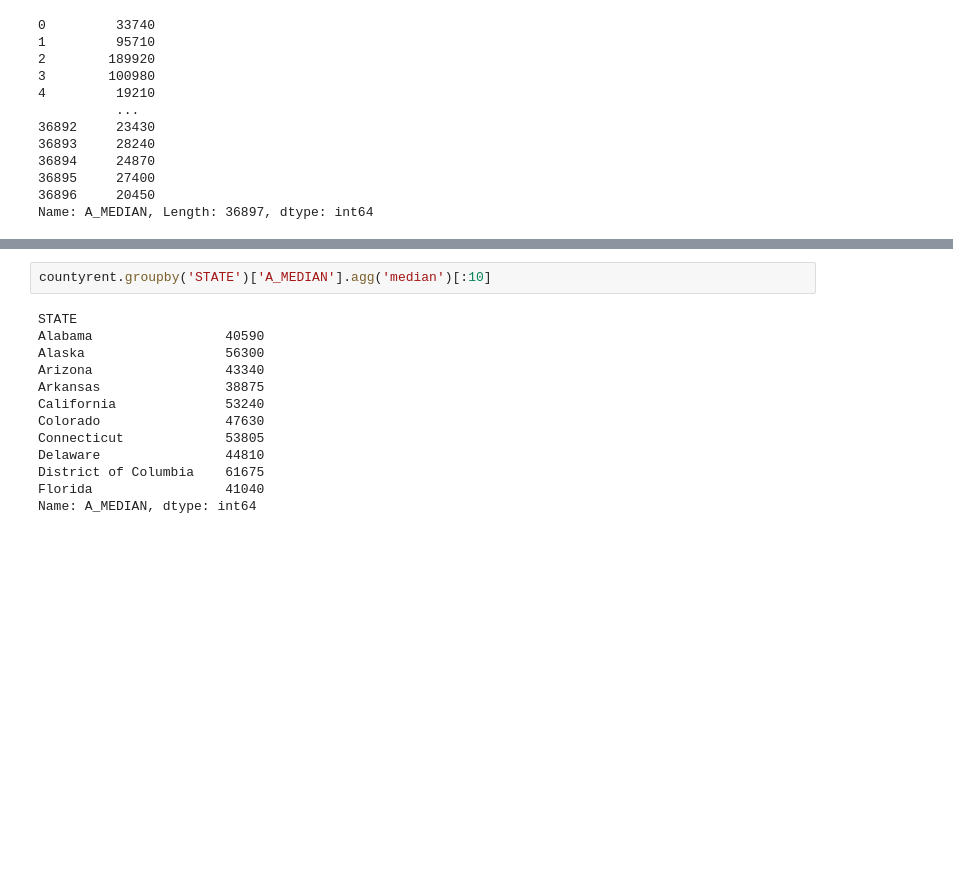
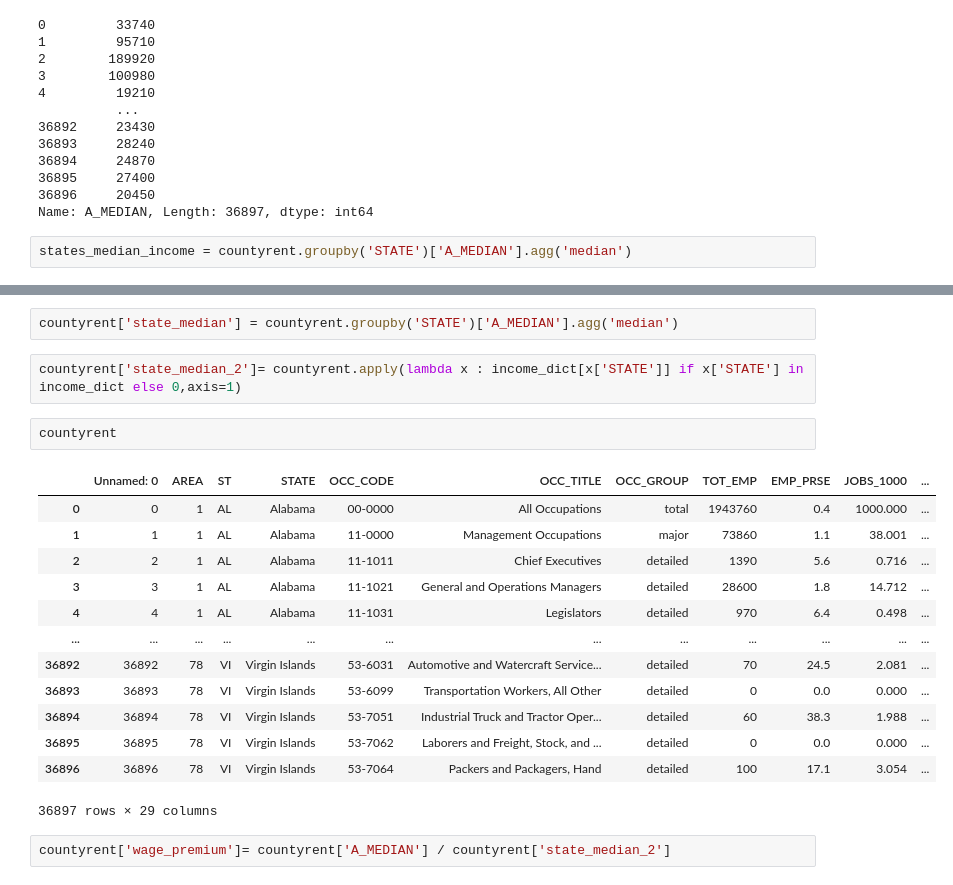
Before and after one commit to MikeDaBossss/Placestolive, a Jupyter notebook: rent.ipynb, the cells around one changed output, grey strips where cells are left out. Drawn from its saved outputs; the diff is of its cells as text; blank space fills up the shorter version.

```diff
--- a/rent.ipynb
+++ b/rent.ipynb
@@ -238,3 +240,5 @@ countyrent['A_MEDIAN']
 36895     27400
 36896     20450
 Name: A_MEDIAN, Length: 36897, dtype: int64
+# %%
+states_median_income = countyrent.groupby('STATE')['A_MEDIAN'].agg('median')
@@ -241,15 +293,22 @@ Name: A_MEDIAN, Length: 36897, dtype: int64
 # %%
-countyrent.groupby('STATE')['A_MEDIAN'].agg('median')[:10]
+countyrent['state_median'] = countyrent.groupby('STATE')['A_MEDIAN'].agg('median')
-# %% [output]
-STATE
-Alabama                 40590
-Alaska                  56300
-Arizona                 43340
-Arkansas                38875
-California              53240
-Colorado                47630
-Connecticut             53805
-Delaware                44810
-District of Columbia    61675
-Florida                 41040
-Name: A_MEDIAN, dtype: int64
+# %%
+countyrent['state_median_2']= countyrent.apply(lambda x : income_dict[x['STATE']] if x['STATE'] in income_dict else 0,axis=1)
+# %%
+countyrent
+# %% [output]
+|  | Unnamed: 0 | AREA | ST | STATE | OCC_CODE | OCC_TITLE | OCC_GROUP | TOT_EMP | EMP_PRSE | JOBS_1000 | ... |
+| 0 | 0 | 1 | AL | Alabama | 00-0000 | All Occupations | total | 1943760 | 0.4 | 1000.000 | ... |
+| 1 | 1 | 1 | AL | Alabama | 11-0000 | Management Occupations | major | 73860 | 1.1 | 38.001 | ... |
+| 2 | 2 | 1 | AL | Alabama | 11-1011 | Chief Executives | detailed | 1390 | 5.6 | 0.716 | ... |
+| 3 | 3 | 1 | AL | Alabama | 11-1021 | General and Operations Managers | detailed | 28600 | 1.8 | 14.712 | ... |
+| 4 | 4 | 1 | AL | Alabama | 11-1031 | Legislators | detailed | 970 | 6.4 | 0.498 | ... |
+| ... | ... | ... | ... | ... | ... | ... | ... | ... | ... | ... | ... |
+| 36892 | 36892 | 78 | VI | Virgin Islands | 53-6031 | Automotive and Watercraft Service... | detailed | 70 | 24.5 | 2.081 | ... |
+| 36893 | 36893 | 78 | VI | Virgin Islands | 53-6099 | Transportation Workers, All Other | detailed | 0 | 0.0 | 0.000 | ... |
+| 36894 | 36894 | 78 | VI | Virgin Islands | 53-7051 | Industrial Truck and Tractor Oper... | detailed | 60 | 38.3 | 1.988 | ... |
+| 36895 | 36895 | 78 | VI | Virgin Islands | 53-7062 | Laborers and Freight, Stock, and ... | detailed | 0 | 0.0 | 0.000 | ... |
+| 36896 | 36896 | 78 | VI | Virgin Islands | 53-7064 | Packers and Packagers, Hand | detailed | 100 | 17.1 | 3.054 | ... |
+36897 rows × 29 columns
+# %%
+countyrent['wage_premium']= countyrent['A_MEDIAN'] / countyrent['state_median_2']
```
Also changed, not shown: parts of 9 cells of this notebook.
